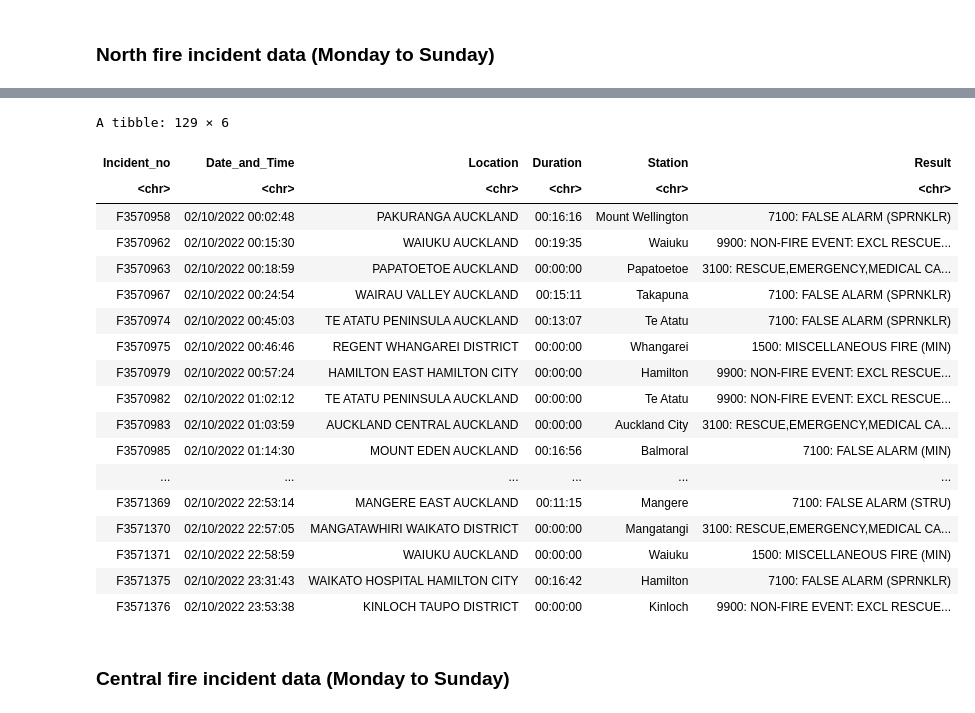
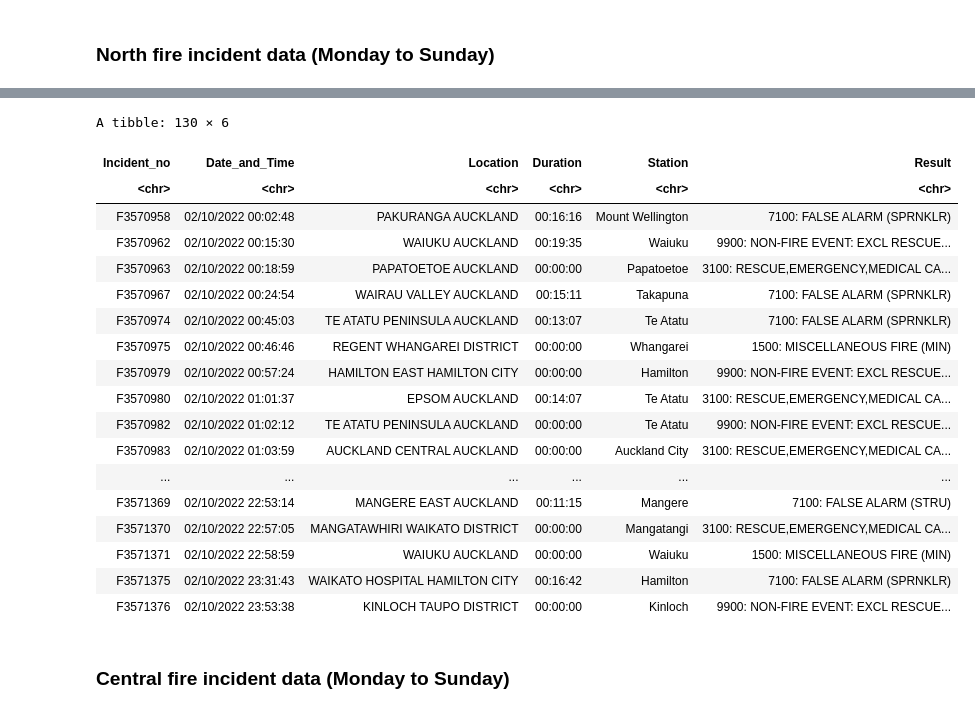
Before and after one commit to dianame10/DATA201, a Jupyter notebook: Fire-incident-data.ipynb, the cells around one changed output, grey strips where cells are left out. Drawn from its saved outputs; the diff is of its cells as text; code cells hidden in the pictures.

Commit message:
try to wrangle the fire incidents dat, still has a lot to do in term of making it tidy  also have some confusion to make the time rounded

```diff
--- a/Fire-incident-data.ipynb
+++ b/Fire-incident-data.ipynb
@@ -93,9 +75,9 @@ region_incident_data <- function(href, key_index){
 
     }
 # %%
-region_incident_data <- function(href){
+region_incident_data <- function(id, day){
 
-    region_href <- glue('https://www.fireandemergency.nz{href}#')%>%
+    region_href <- glue('https://www.fireandemergency.nz/incidents-and-news/incident-reports/incidents?region={id}&day={day}#')%>%
                    read_html()
 
     Incident <- region_href %>%
@@ -147,20 +150,20 @@ north_saturday_data <- region_incident_data('/incidents-and-news/incident-report
 # %%
-north_sunday_data <- region_incident_data('/incidents-and-news/incident-reports/incidents?region=1&day=Sunday')
+north_sunday_data <- region_incident_data("1", "Sunday")
 north_sunday_data
 # %% [output]
-A tibble: 129 × 6
+A tibble: 130 × 6
 | Incident_no | Date_and_Time | Location | Duration | Station | Result |
 | <chr> | <chr> | <chr> | <chr> | <chr> | <chr> |
 | F3570958 | 02/10/2022 00:02:48 | PAKURANGA AUCKLAND | 00:16:16 | Mount Wellington | 7100: FALSE ALARM (SPRNKLR) |
 | F3570962 | 02/10/2022 00:15:30 | WAIUKU AUCKLAND | 00:19:35 | Waiuku | 9900: NON-FIRE EVENT: EXCL RESCUE... |
 | F3570963 | 02/10/2022 00:18:59 | PAPATOETOE AUCKLAND | 00:00:00 | Papatoetoe | 3100: RESCUE,EMERGENCY,MEDICAL CA... |
 | F3570967 | 02/10/2022 00:24:54 | WAIRAU VALLEY AUCKLAND | 00:15:11 | Takapuna | 7100: FALSE ALARM (SPRNKLR) |
 | F3570974 | 02/10/2022 00:45:03 | TE ATATU PENINSULA AUCKLAND | 00:13:07 | Te Atatu | 7100: FALSE ALARM (SPRNKLR) |
 | F3570975 | 02/10/2022 00:46:46 | REGENT WHANGAREI DISTRICT | 00:00:00 | Whangarei | 1500: MISCELLANEOUS FIRE (MIN) |
 | F3570979 | 02/10/2022 00:57:24 | HAMILTON EAST HAMILTON CITY | 00:00:00 | Hamilton | 9900: NON-FIRE EVENT: EXCL RESCUE... |
+| F3570980 | 02/10/2022 01:01:37 | EPSOM AUCKLAND | 00:14:07 | Te Atatu | 3100: RESCUE,EMERGENCY,MEDICAL CA... |
 | F3570982 | 02/10/2022 01:02:12 | TE ATATU PENINSULA AUCKLAND | 00:00:00 | Te Atatu | 9900: NON-FIRE EVENT: EXCL RESCUE... |
 | F3570983 | 02/10/2022 01:03:59 | AUCKLAND CENTRAL AUCKLAND | 00:00:00 | Auckland City | 3100: RESCUE,EMERGENCY,MEDICAL CA... |
-| F3570985 | 02/10/2022 01:14:30 | MOUNT EDEN AUCKLAND | 00:16:56 | Balmoral | 7100: FALSE ALARM (MIN) |
 | ... | ... | ... | ... | ... | ... |
 | F3571369 | 02/10/2022 22:53:14 | MANGERE EAST AUCKLAND | 00:11:15 | Mangere | 7100: FALSE ALARM (STRU) |
 | F3571370 | 02/10/2022 22:57:05 | MANGATAWHIRI WAIKATO DISTRICT | 00:00:00 | Mangatangi | 3100: RESCUE,EMERGENCY,MEDICAL CA... |
```
Also changed, not shown: parts of 33 cells of this notebook.
